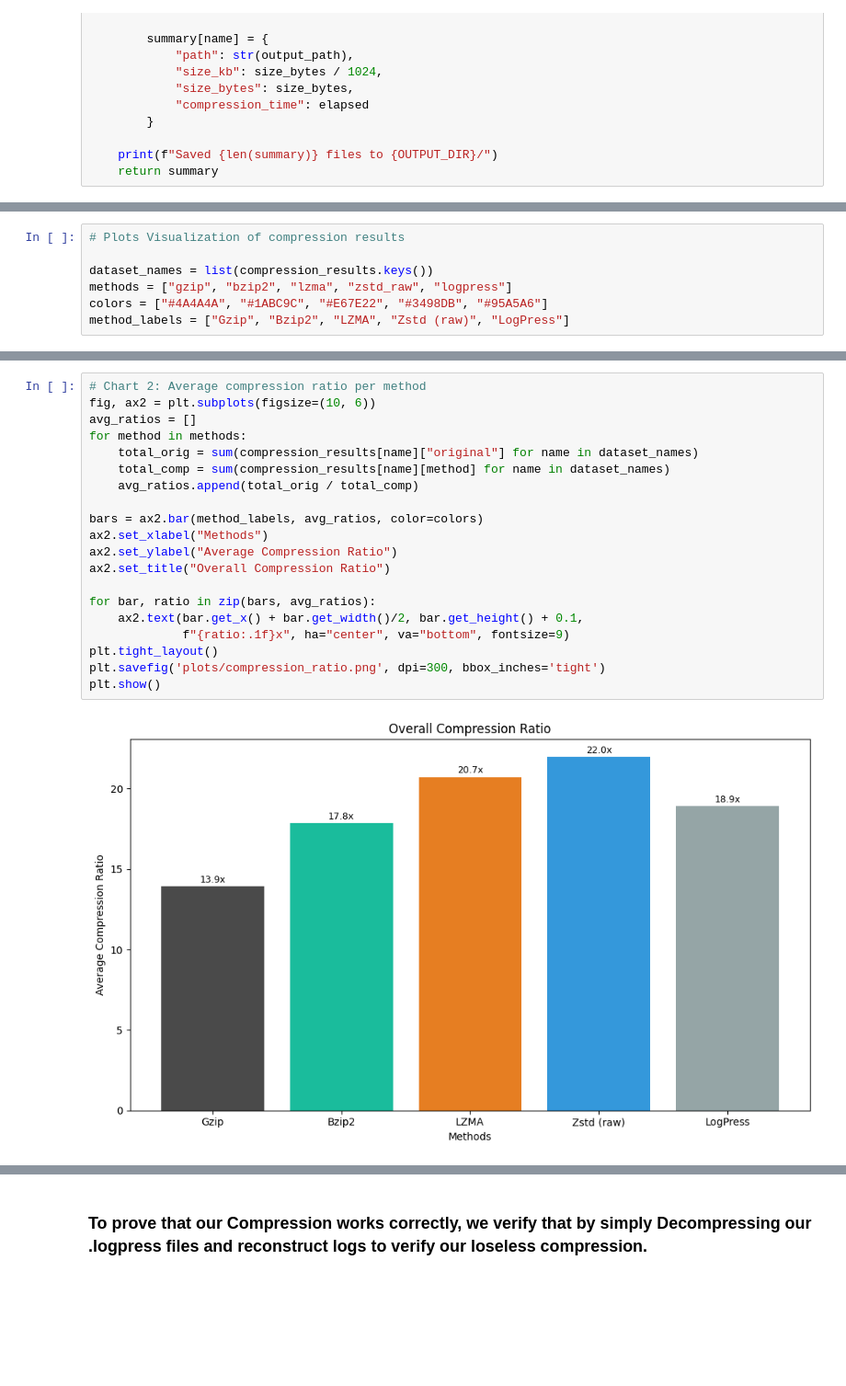
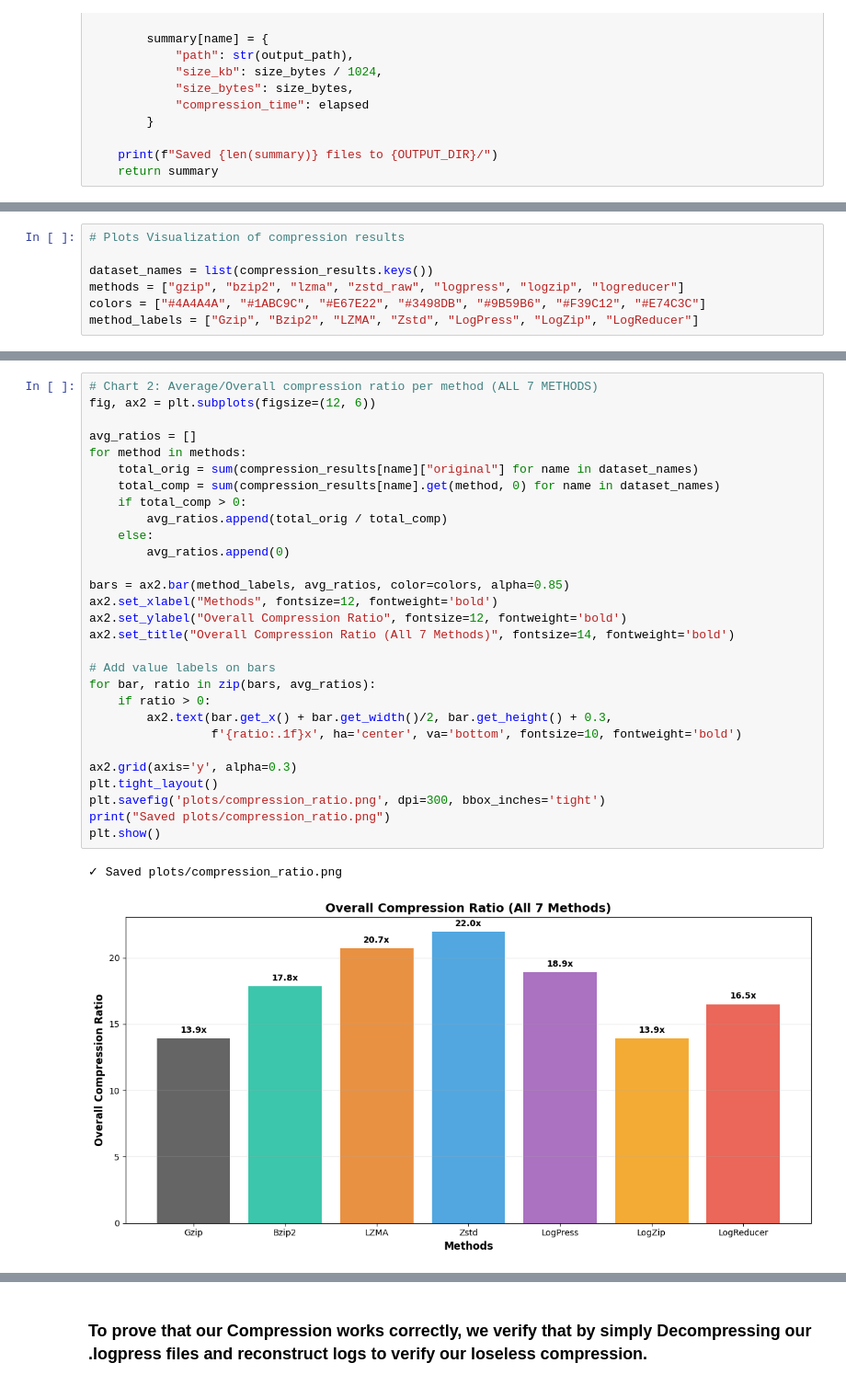
Before and after one commit to adam-bouafia/LogPress, a Jupyter notebook: LogPress.ipynb, the cells around one changed output, grey strips where cells are left out. Shown at 92% size. Drawn from its saved outputs; the diff is of its cells as text; blank space fills up the shorter version.

```diff
--- a/LogPress.ipynb
+++ b/LogPress.ipynb
@@ -2201,7 +2963,7 @@ Saved to tables/compression_times.csv
 # Plots Visualization of compression results
 
 dataset_names = list(compression_results.keys())
-methods = ["gzip", "bzip2", "lzma", "zstd_raw", "logpress"]
-colors = ["#4A4A4A", "#1ABC9C", "#E67E22", "#3498DB", "#95A5A6"]
-method_labels = ["Gzip", "Bzip2", "LZMA", "Zstd (raw)", "LogPress"]
+methods = ["gzip", "bzip2", "lzma", "zstd_raw", "logpress", "logzip", "logreducer"]
+colors = ["#4A4A4A", "#1ABC9C", "#E67E22", "#3498DB", "#9B59B6", "#F39C12", "#E74C3C"]
+method_labels = ["Gzip", "Bzip2", "LZMA", "Zstd", "LogPress", "LogZip", "LogReducer"]
 # %%
@@ -2232,23 +3002,33 @@ plt.show()
 # %%
-# Chart 2: Average compression ratio per method
-fig, ax2 = plt.subplots(figsize=(10, 6))
+# Chart 2: Average/Overall compression ratio per method (ALL 7 METHODS)
+fig, ax2 = plt.subplots(figsize=(12, 6))
+
 avg_ratios = []
 for method in methods:
     total_orig = sum(compression_results[name]["original"] for name in dataset_names)
-    total_comp = sum(compression_results[name][method] for name in dataset_names)
-    avg_ratios.append(total_orig / total_comp)
+    total_comp = sum(compression_results[name].get(method, 0) for name in dataset_names)
+    if total_comp > 0:
+        avg_ratios.append(total_orig / total_comp)
+    else:
+        avg_ratios.append(0)
 
-bars = ax2.bar(method_labels, avg_ratios, color=colors)
-ax2.set_xlabel("Methods")
-ax2.set_ylabel("Average Compression Ratio")
-ax2.set_title("Overall Compression Ratio")
+bars = ax2.bar(method_labels, avg_ratios, color=colors, alpha=0.85)
+ax2.set_xlabel("Methods", fontsize=12, fontweight='bold')
+ax2.set_ylabel("Overall Compression Ratio", fontsize=12, fontweight='bold')
+ax2.set_title("Overall Compression Ratio (All 7 Methods)", fontsize=14, fontweight='bold')
 
+# Add value labels on bars
 for bar, ratio in zip(bars, avg_ratios):
-    ax2.text(bar.get_x() + bar.get_width()/2, bar.get_height() + 0.1,
-             f"{ratio:.1f}x", ha="center", va="bottom", fontsize=9)
+    if ratio > 0:
+        ax2.text(bar.get_x() + bar.get_width()/2, bar.get_height() + 0.3,
+                 f'{ratio:.1f}x', ha='center', va='bottom', fontsize=10, fontweight='bold')
+
+ax2.grid(axis='y', alpha=0.3)
 plt.tight_layout()
 plt.savefig('plots/compression_ratio.png', dpi=300, bbox_inches='tight')
+print("Saved plots/compression_ratio.png")
 plt.show()
 # %% [output]
+✓ Saved plots/compression_ratio.png
-[figure, old version]
+[figure, new version]
 # %%
```
Also changed, not shown: parts of 28 cells of this notebook, 56 other files.
